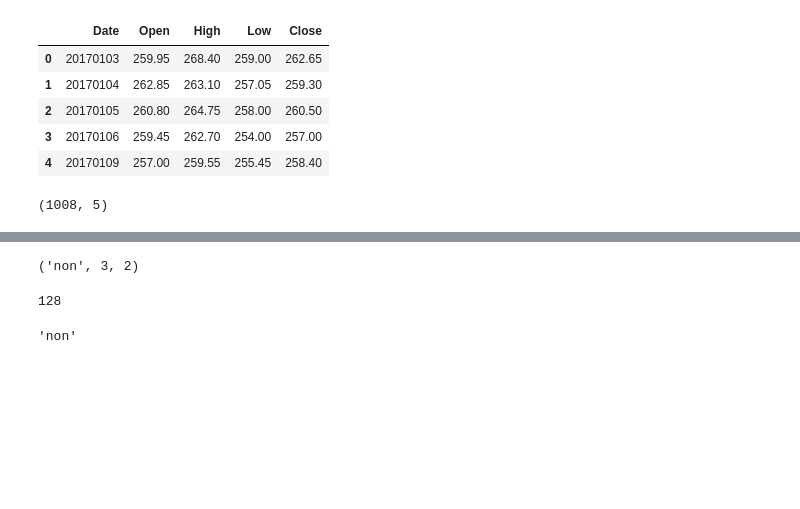
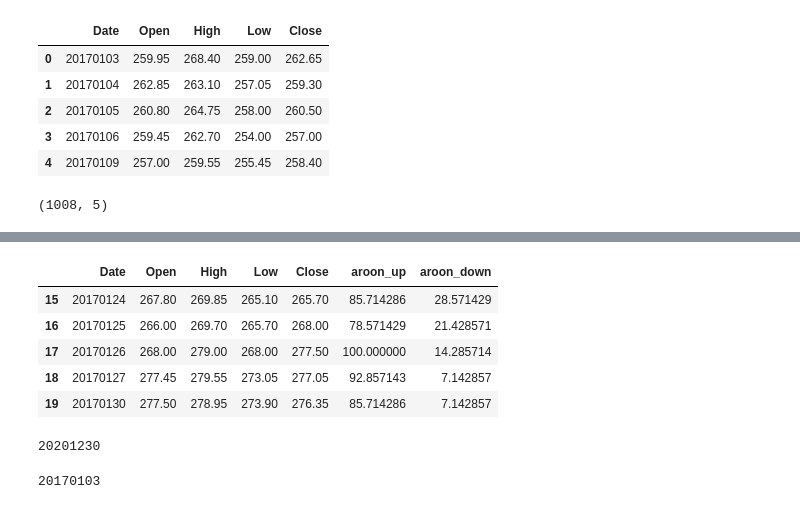
Before and after one commit to ArseniyZu/AlgoTrading, a Jupyter notebook: main1.ipynb, the cells around one changed output, grey strips where cells are left out. Saved outputs shown, nothing was run; the diff lists cells and outputs as text; code cells hidden in the pictures; blank space fills up the shorter version.

```diff
--- a/main1.ipynb
+++ b/main1.ipynb
@@ -53,5 +72,3 @@ df.shape
 drawCandle(df, 0, len(df))
 # %% [output]
 [interactive output not drawn]
-# %%
-df = MACD(df, 200, 12, 26, 9)
@@ -102,12 +75,19 @@ drawTrend(df, trend(df, 100)[1], trend(df, 100)[2])
-# %%
-walking_bolBands(df, 20, 200, 3)
-# %% [output]
-('non', 3, 2)
-# %%
-df.High[100:200].idxmin()
-# %% [output]
-128
-# %%
-find_W_figure(df, 200)
-# %% [output]
-'non'
+# %%
+df["aroon_up"] = ta.trend.aroon_up(df.Close, 14)
+df["aroon_down"] = ta.trend.aroon_down(df.Close, 14)
+df[15:20]
+# %% [output]
+|  | Date | Open | High | Low | Close | aroon_up | aroon_down |
+| 15 | 20170124 | 267.80 | 269.85 | 265.10 | 265.70 | 85.714286 | 28.571429 |
+| 16 | 20170125 | 266.00 | 269.70 | 265.70 | 268.00 | 78.571429 | 21.428571 |
+| 17 | 20170126 | 268.00 | 279.00 | 268.00 | 277.50 | 100.000000 | 14.285714 |
+| 18 | 20170127 | 277.45 | 279.55 | 273.05 | 277.05 | 92.857143 | 7.142857 |
+| 19 | 20170130 | 277.50 | 278.95 | 273.90 | 276.35 | 85.714286 | 7.142857 |
+# %%
+df.Date.iloc[-1]
+# %% [output]
+20201230
+# %%
+df.Date.iloc[0]
+# %% [output]
+20170103
```
Also changed, not shown: parts of 16 cells of this notebook.
